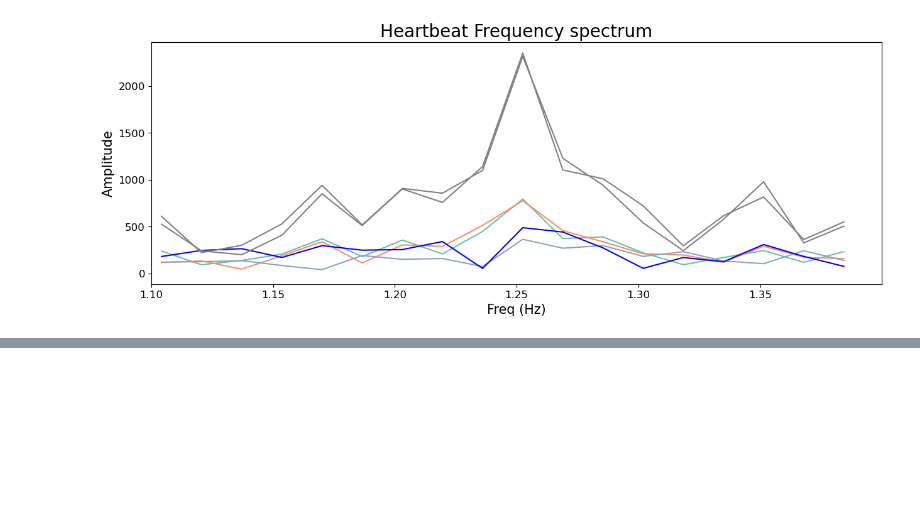
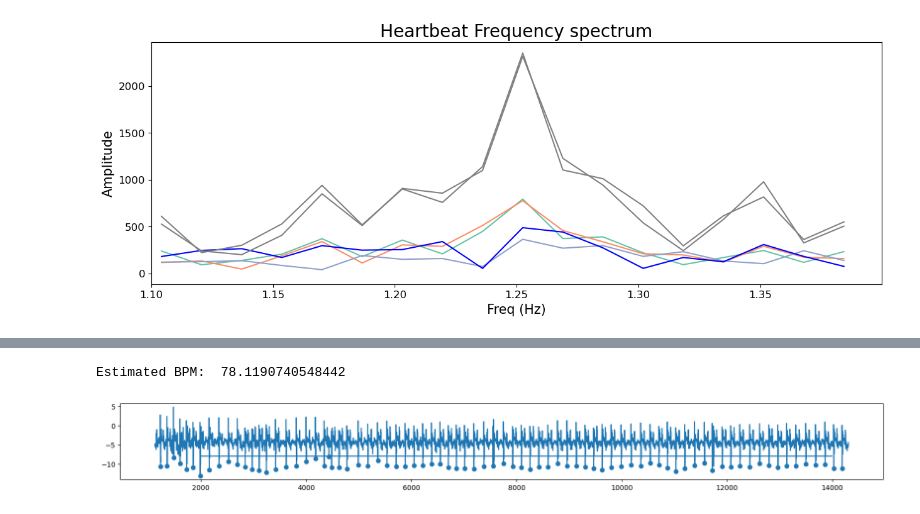
Before and after one commit to paololapo/HeartRateEstimation, a Jupyter notebook: Testing/Jacopo.ipynb, the cells around one changed output, grey strips where cells are left out. Cells and saved outputs as stored; diff of their text form; code cells hidden in the pictures; blank space fills up the shorter version.

```diff
--- a/Testing/Jacopo.ipynb
+++ b/Testing/Jacopo.ipynb
@@ -189,0 +207,13 @@ Text(0.5, 1.0, 'Heartbeat Frequency spectrum')
+# %%
+fig, ax = plt.subplots(figsize=(20,2))
+thr = -8
+off = data.index[0]
+ax.plot(data.GyroX)
+ax.hlines(thr,2000,14000)
+np.sum(data.GyroX < thr) / 75 * 60
+peak_index, _ = signal.find_peaks(-data.GyroX,-thr,distance=50)
+ax.scatter(peak_index + off, data.GyroX[peak_index + off])
+print("Estimated BPM: ", peak_index.shape[0]/(data.GyroX.shape[0]/mean_frequency)*60)
+# %% [output]
+Estimated BPM:  78.1190740548442
+[figure, added]
```
Also changed, not shown: parts of 3 cells of this notebook, 1 other file.
